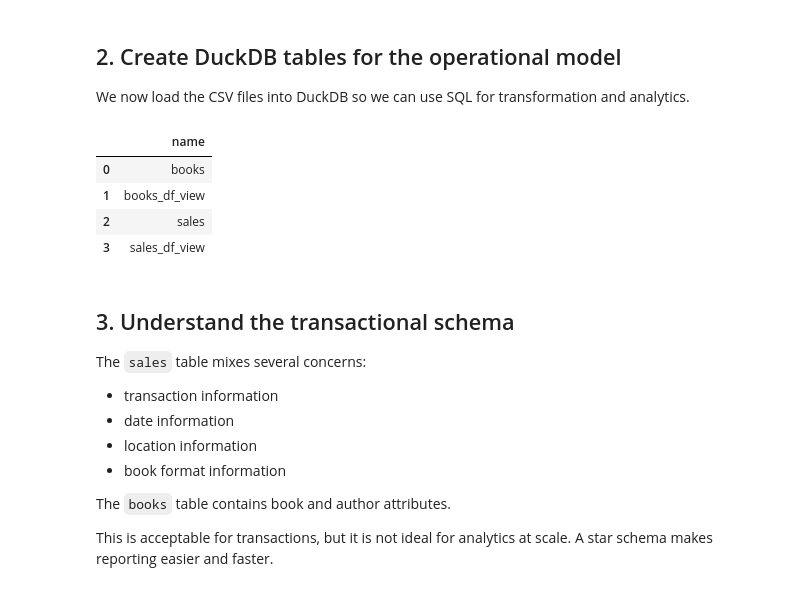
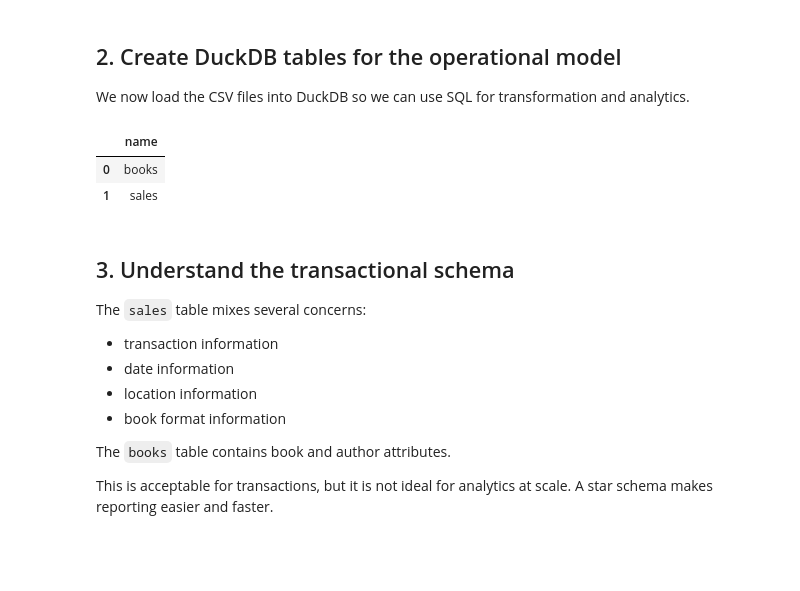
Before and after one commit to mahmoudparsian/data-warehousing, a Jupyter notebook: syllabus/week03-Classic-Data-Warehousing/book_seller_basic_dw_clean_data/book_seller_to_star_schema.ipynb, the cells around one changed output. Saved outputs shown, nothing was run; the diff lists cells and outputs as text; code cells hidden in the pictures; blank space fills up the shorter version.

```diff
--- a/syllabus/week03-Classic-Data-Warehousing/book_seller_basic_dw_clean_data/book_seller_to_star_schema.ipynb
+++ b/syllabus/week03-Classic-Data-Warehousing/book_seller_basic_dw_clean_data/book_seller_to_star_schema.ipynb
@@ -94,23 +236,18 @@ books_df.head()
 ## 2. Create DuckDB tables for the operational model
 
 We now load the CSV files into DuckDB so we can use SQL for transformation and analytics.
-# %%
-con.execute("DROP TABLE IF EXISTS sales")
-con.execute("DROP TABLE IF EXISTS books")
-
-con.register("sales_df_view", sales_df)
-con.register("books_df_view", books_df)
-
-con.execute("CREATE TABLE sales AS SELECT * FROM sales_df_view")
-con.execute("CREATE TABLE books AS SELECT * FROM books_df_view")
-
-con.execute("SHOW TABLES").df()
-# %% [output]
-|  | name |
-| 0 | books |
-| 1 | books_df_view |
-| 2 | sales |
-| 3 | sales_df_view |
+# %%
+con.execute("DROP TABLE IF EXISTS sales")
+con.execute("DROP TABLE IF EXISTS books")
+
+con.from_df(sales_df).create("sales")
+con.from_df(books_df).create("books")
+
+con.execute("SHOW TABLES").df()
+# %% [output]
+|  | name |
+| 0 | books |
+| 1 | sales |
 # %% [markdown]
 ## 3. Understand the transactional schema
 
```
Also changed, not shown: parts of 16 cells of this notebook, 1 other file.
